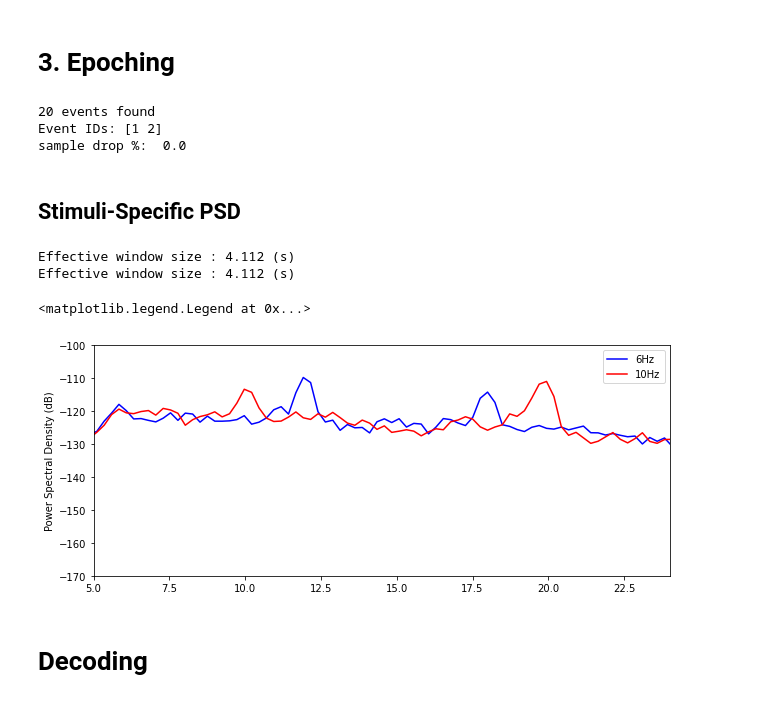
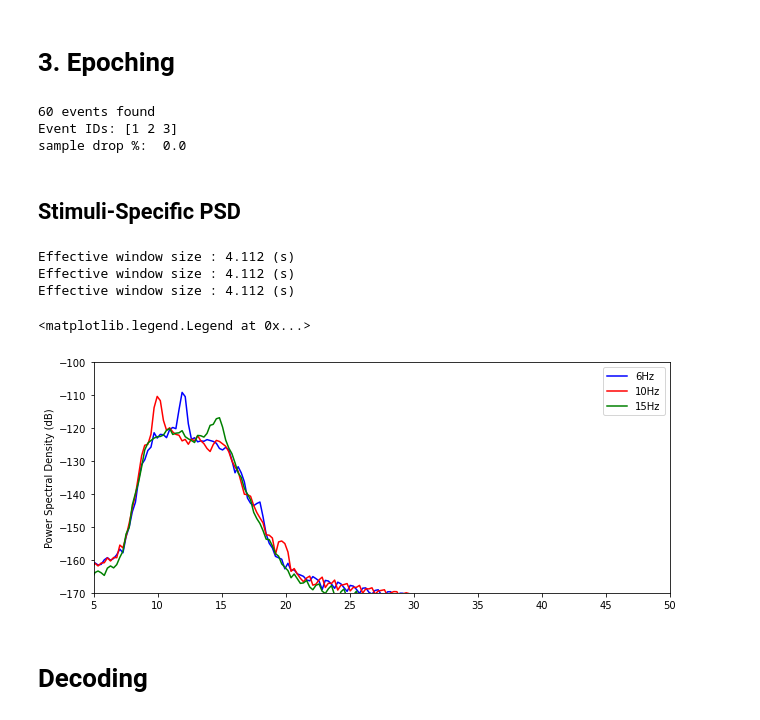
Before and after one commit to chaklam-silpasuwanchai/EEG-Real-Time-Applications, a Jupyter notebook: SSVEP/3-analysis/Model Training.ipynb, the cells around one changed output. Saved outputs shown, nothing was run; the diff lists cells and outputs as text; code cells hidden in the pictures.

Commit message:
Added new data and retrain the model

```diff
--- a/SSVEP/3-analysis/Model Training.ipynb
+++ b/SSVEP/3-analysis/Model Training.ipynb
@@ -15,7 +15,7 @@ import seaborn as sns
 # %% [markdown]
 # 1. Import Data
 # %%
-df = pd.read_csv('data/ssvep-10trials-3s-chaky-bigsquare.csv')
+df = pd.read_csv('data/ssvep-20trials-3s-chaky-bigsquare.csv')
 # %%
 df.shape #check the size of 0
 # %% [output]
@@ -23,7 +23,7 @@ df.shape #check the size of 0
 # %%
 print(df[df.Marker==2].shape) #10hz
 print(df[df.Marker==1].shape) #6hz
-df.loc[df.Marker==3].index
-df = df.drop(df.loc[df.Marker == 3].index)
-# print(df[df.Marker==3].shape) #15hz
+#df.loc[df.Marker==3].index
+#df = df.drop(df.loc[df.Marker == 3].index)
+print(df[df.Marker==3].shape) #15hz
 # %% [output]
@@ -130,52 +148,53 @@ SSVEP is not sensitive against eye artifacts
 # 3. Epoching
 # %%
 #this one requires expertise to specify the right tmin, tmax
-event_id = {'6Hz': 1, '10Hz' : 2} #, '15Hz' : 3}
+event_id = {'6Hz': 1, '10Hz' : 2, '15Hz' : 3}
 tmin=-0.5
-tmax=2.5
+tmax=3
 epochs = helper.getEpochs(raw, event_id, tmin, tmax)
 # %% [output]
-20 events found
-Event IDs: [1 2]
+60 events found
+Event IDs: [1 2 3]
 sample drop %:  0.0
 # %% [markdown]
 ## Stimuli-Specific PSD
 # %%
 fig = plt.figure(figsize=(10, 4))
 
 axes = fig.add_axes([0.1, 0.1, 0.8, 0.8]) # left, bottom, width, height (range 0 to 1)
 
 psd1, freq1 = psd_welch(epochs['6Hz'], n_fft=1028, n_per_seg=256 * 3)
 psd2, freq2 = psd_welch(epochs['10Hz'], n_fft=1028, n_per_seg=256 * 3)
-#psd3, freq3 = psd_welch(epochs['15Hz'], n_fft=1028, n_per_seg=256 * 3)
+psd3, freq3 = psd_welch(epochs['15Hz'], n_fft=1028, n_per_seg=256 * 3)
 
 logpsd1 = 10 * np.log10(psd1)
 logpsd2 = 10 * np.log10(psd2)
-#logpsd3 = 10 * np.log10(psd3)
+logpsd3 = 10 * np.log10(psd3)
 
 log_psd1_mean = logpsd1.mean(0)
 log_psd1_std = logpsd1.mean(0)
 
 log_psd2_mean = logpsd2.mean(0)
 log_psd2_std = logpsd2.mean(0)
 
-#log_psd3_mean = logpsd3.mean(0)
-#log_psd3_std = logpsd3.mean(0)
+log_psd3_mean = logpsd3.mean(0)
+log_psd3_std = logpsd3.mean(0)
 
 axes.plot(freq1, log_psd1_mean[[0,2], :].mean(0), color='b', label='6Hz')
 axes.plot(freq2, log_psd2_mean[[0,2], :].mean(0), color='r', label='10Hz')
-#axes.plot(freq2, log_psd3_mean[[0,2], :].mean(0), color='g', label='15Hz')
+axes.plot(freq2, log_psd3_mean[[0,2], :].mean(0), color='g', label='15Hz')
 
 axes.set_title('')
 axes.set_ylabel('Power Spectral Density (dB)')
-axes.set_xlim(5, 24)
+axes.set_xlim(5, 50)
 axes.set_ylim(-170, -100)
 axes.legend()
 # %% [output]
 Effective window size : 4.112 (s)
 Effective window size : 4.112 (s)
+Effective window size : 4.112 (s)
 <matplotlib.legend.Legend at 0x...>
-[figure, old version]
+[figure, new version]
 # %% [markdown]
 # Decoding
 # %%
```
Also changed, not shown: parts of 14 cells of this notebook, 3 other files.
